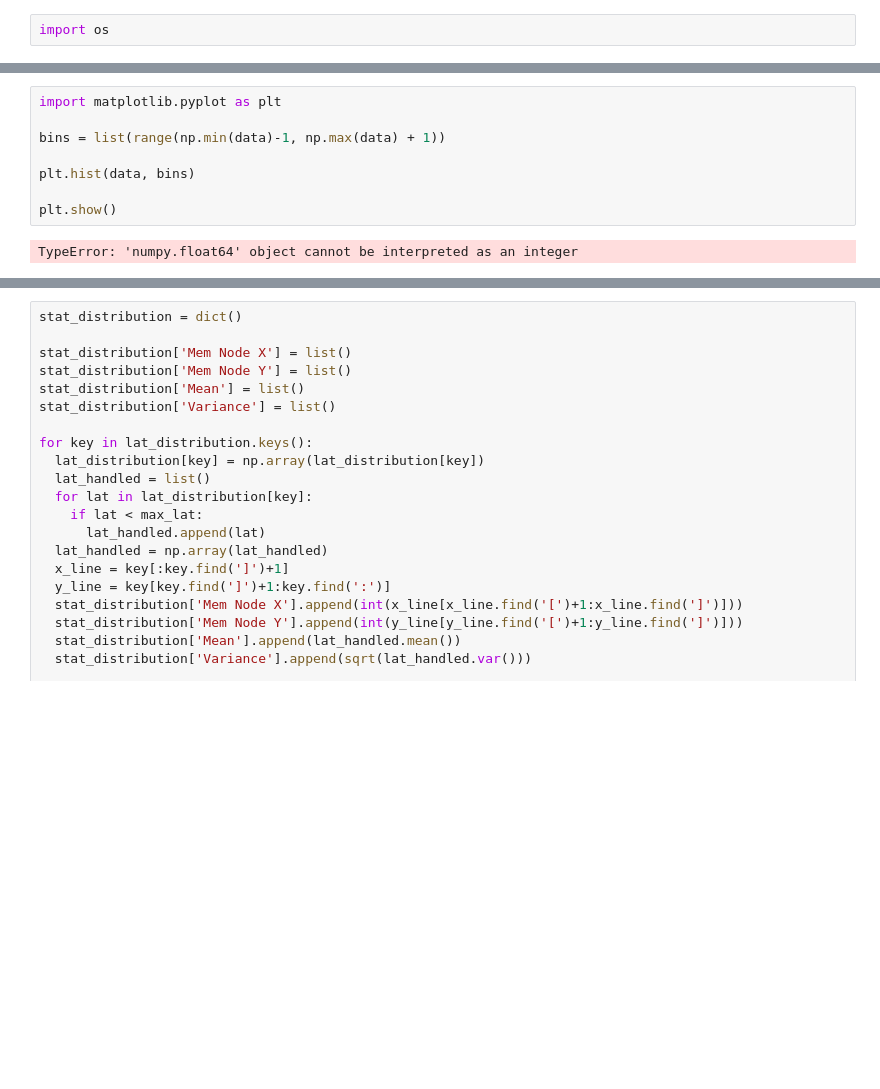
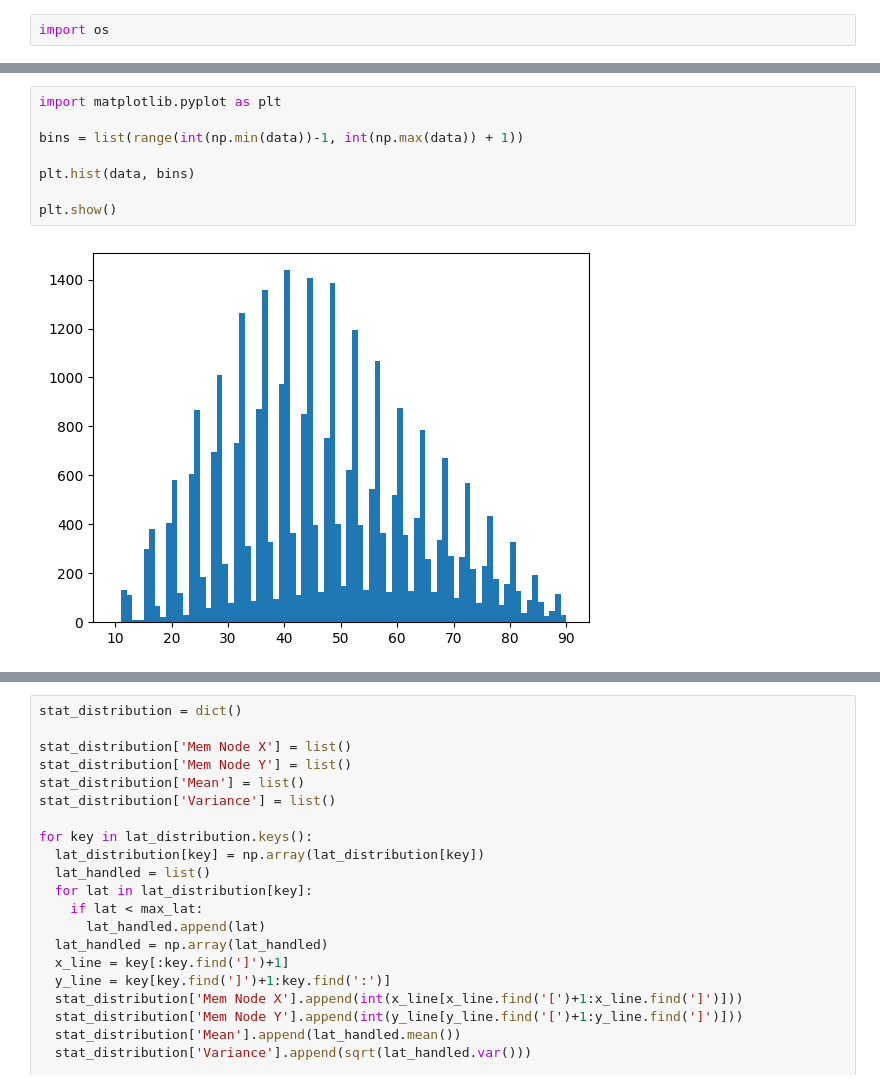
Before and after one commit to DandyForever/noxim, a Jupyter notebook: scripts/latency_stat.ipynb, the cells around one changed output, grey strips where cells are left out. Saved outputs shown, nothing was run; the diff lists cells and outputs as text; blank space fills up the shorter version.

```diff
--- a/scripts/latency_stat.ipynb
+++ b/scripts/latency_stat.ipynb
@@ -142,13 +131,13 @@ for burst in burst_list:
 # %%
 import matplotlib.pyplot as plt
 
-bins = list(range(np.min(data)-1, np.max(data) + 1))
+bins = list(range(int(np.min(data))-1, int(np.max(data)) + 1))
 
 plt.hist(data, bins)
 
 plt.show()
 # %% [output]
-TypeError: 'numpy.float64' object cannot be interpreted as an integer
+[figure, added]
 # %%
 import seaborn as sns
 
```
Also changed, not shown: parts of 3 cells of this notebook, 40 other files.
